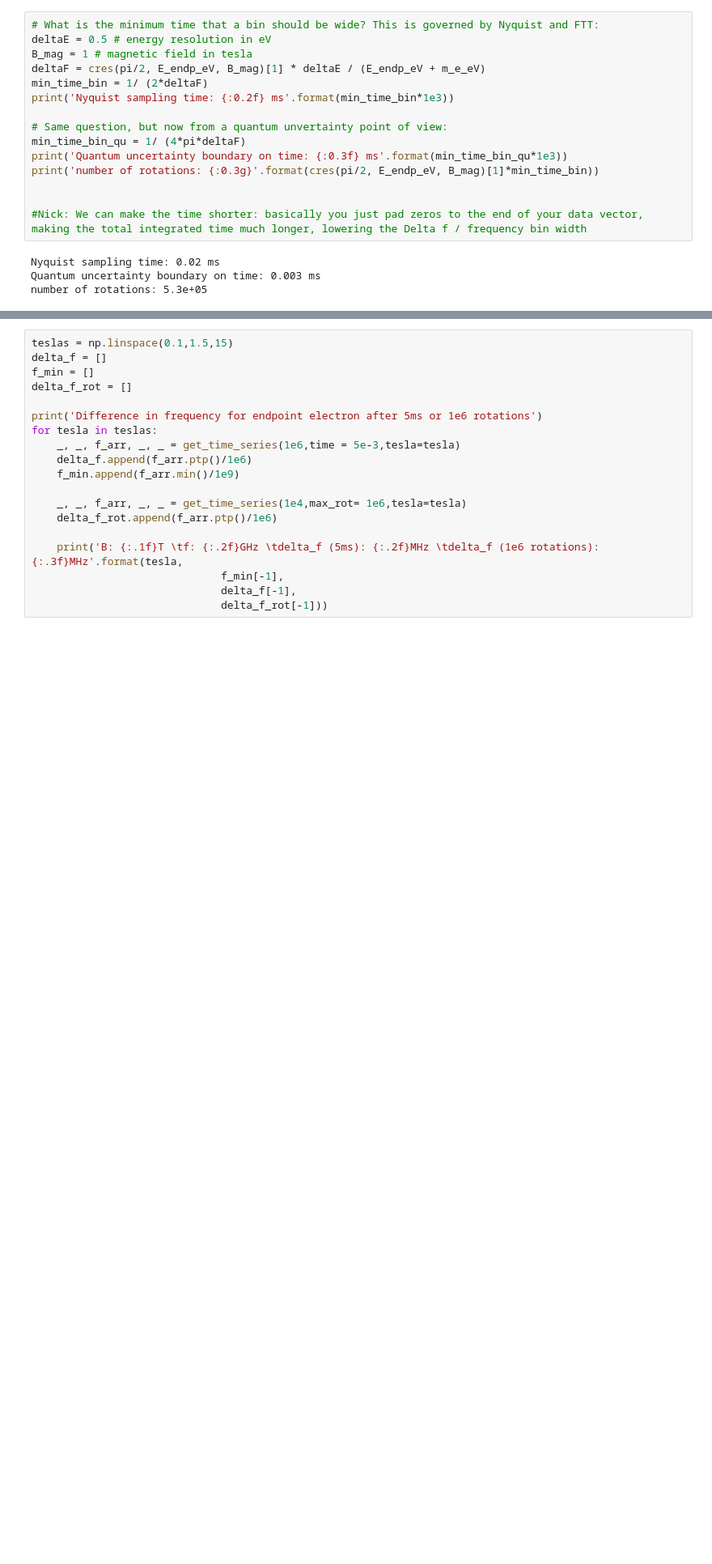
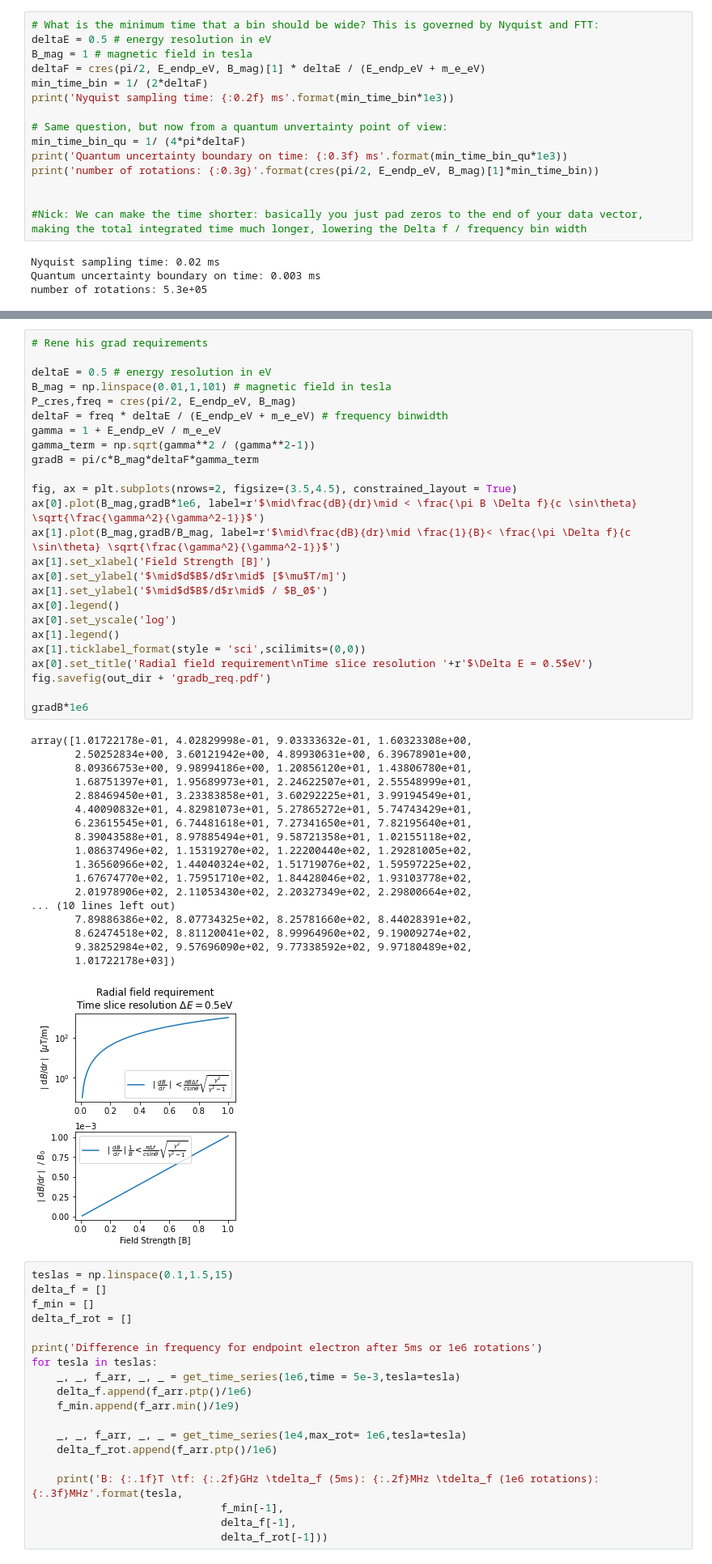
Before and after one commit to Wouter-VDP/P8_frequency_studies, a Jupyter notebook: p8_frequency_toy.ipynb, the cells around one changed output, grey strips where cells are left out. Shown at 81% size. Saved outputs shown, nothing was run; the diff lists cells and outputs as text; blank space fills up the shorter version.

```diff
--- a/p8_frequency_toy.ipynb
+++ b/p8_frequency_toy.ipynb
@@ -194,3 +239,47 @@ number of rotations: 5.3e+05
+# %%
+# Rene his grad requirements
+
+deltaE = 0.5 # energy resolution in eV
+B_mag = np.linspace(0.01,1,101) # magnetic field in tesla
+P_cres,freq = cres(pi/2, E_endp_eV, B_mag)
+deltaF = freq * deltaE / (E_endp_eV + m_e_eV) # frequency binwidth
+gamma = 1 + E_endp_eV / m_e_eV
+gamma_term = np.sqrt(gamma**2 / (gamma**2-1))
+gradB = pi/c*B_mag*deltaF*gamma_term
+
+fig, ax = plt.subplots(nrows=2, figsize=(3.5,4.5), constrained_layout = True)
+ax[0].plot(B_mag,gradB*1e6, label=r'$\mid\frac{dB}{dr}\mid < \frac{\pi B \Delta f}{c \sin\theta} \sqrt{\frac{\gamma^2}{\gamma^2-1}}$')
+ax[1].plot(B_mag,gradB/B_mag, label=r'$\mid\frac{dB}{dr}\mid \frac{1}{B}< \frac{\pi \Delta f}{c \sin\theta} \sqrt{\frac{\gamma^2}{\gamma^2-1}}$')
+ax[1].set_xlabel('Field Strength [B]')
+ax[0].set_ylabel('$\mid$d$B$/d$r\mid$ [$\mu$T/m]')
+ax[1].set_ylabel('$\mid$d$B$/d$r\mid$ / $B_0$')
+ax[0].legend()
+ax[0].set_yscale('log')
+ax[1].legend()
+ax[1].ticklabel_format(style = 'sci',scilimits=(0,0))
+ax[0].set_title('Radial field requirement\nTime slice resolution '+r'$\Delta E = 0.5$eV')
+fig.savefig(out_dir + 'gradb_req.pdf')
+
+gradB*1e6
+# %% [output]
+array([1.01722178e-01, 4.02829998e-01, 9.03333632e-01, 1.60323308e+00,
+       2.50252834e+00, 3.60121942e+00, 4.89930631e+00, 6.39678901e+00,
+       8.09366753e+00, 9.98994186e+00, 1.20856120e+01, 1.43806780e+01,
+       1.68751397e+01, 1.95689973e+01, 2.24622507e+01, 2.55548999e+01,
+       2.88469450e+01, 3.23383858e+01, 3.60292225e+01, 3.99194549e+01,
+       4.40090832e+01, 4.82981073e+01, 5.27865272e+01, 5.74743429e+01,
+       6.23615545e+01, 6.74481618e+01, 7.27341650e+01, 7.82195640e+01,
+       8.39043588e+01, 8.97885494e+01, 9.58721358e+01, 1.02155118e+02,
+       1.08637496e+02, 1.15319270e+02, 1.22200440e+02, 1.29281005e+02,
+       1.36560966e+02, 1.44040324e+02, 1.51719076e+02, 1.59597225e+02,
+       1.67674770e+02, 1.75951710e+02, 1.84428046e+02, 1.93103778e+02,
+       2.01978906e+02, 2.11053430e+02, 2.20327349e+02, 2.29800664e+02,
+... (10 lines left out)
+       7.89886386e+02, 8.07734325e+02, 8.25781660e+02, 8.44028391e+02,
+       8.62474518e+02, 8.81120041e+02, 8.99964960e+02, 9.19009274e+02,
+       9.38252984e+02, 9.57696090e+02, 9.77338592e+02, 9.97180489e+02,
+       1.01722178e+03])
+[figure, added]
 # %%
 teslas = np.linspace(0.1,1.5,15)
 delta_f = []
```
Also changed, not shown: parts of 13 cells of this notebook.
